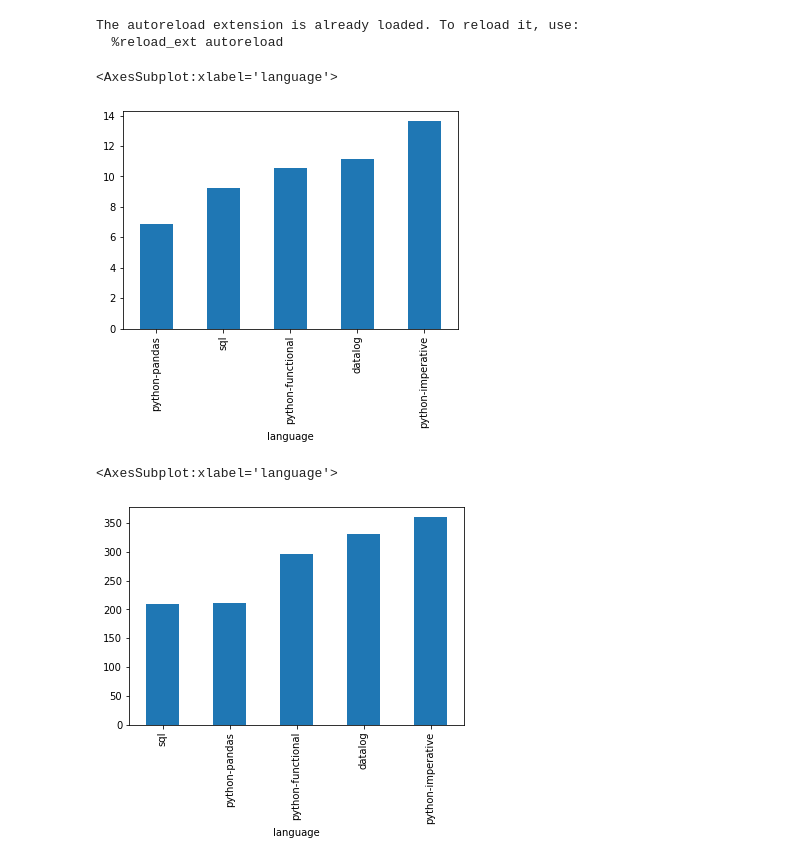
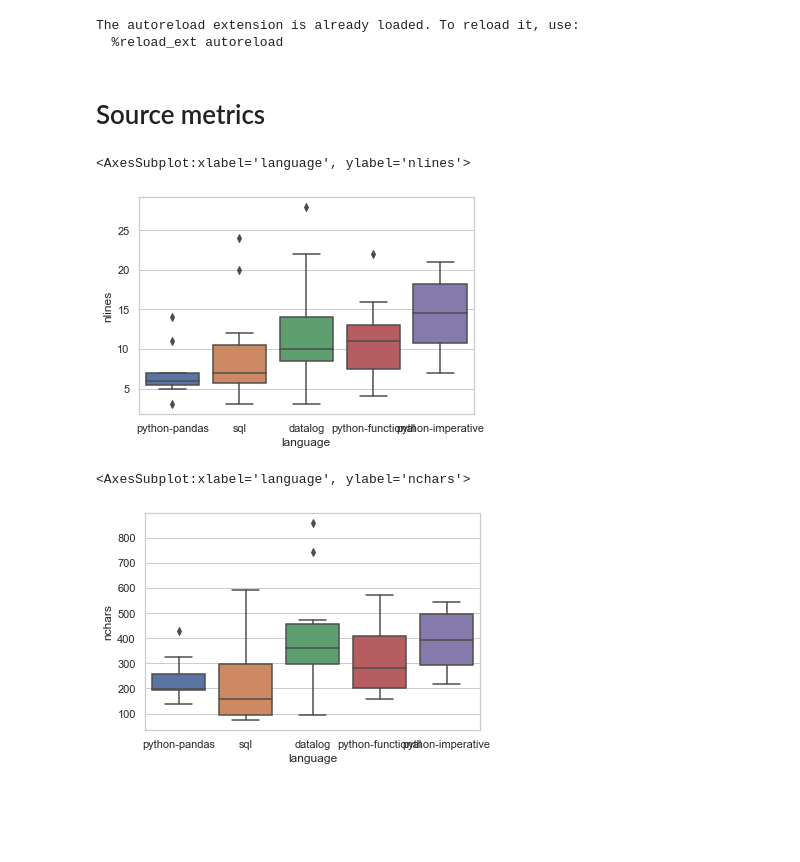
Before and after one commit to willcrichton/expressiveness-benchmark, a Jupyter notebook: notebooks/will_analysis.ipynb, the cells around one changed output. Saved outputs shown, nothing was run; the diff lists cells and outputs as text; code cells hidden in the pictures; blank space fills up the shorter version.

```diff
--- a/notebooks/will_analysis.ipynb
+++ b/notebooks/will_analysis.ipynb
@@ -4,6 +4,10 @@
 from expressiveness_benchmark.types import Plan, Task, Language, SourceRange, Program
 import pandas as pd
 import seaborn as sns
+import matplotlib.pyplot as plt
+from interval import interval
+from itertools import combinations
+sns.set(style='whitegrid')
 # %% [output]
 The autoreload extension is already loaded. To reload it, use:
   %reload_ext autoreload
@@ -13,12 +14,21 @@ tasks = Task.load_all()
+# %%
+programs = Program.load_all()
+tasks = Task.load_all()
+
+programs = programs[programs.plan != {}] # filter where plan hasn't been labeled
+programs = programs[programs.task.isin(tasks.id.tolist())] # filter programs associated to a missing task
+programs['category'] = programs.task.map(lambda t: tasks[tasks.id == t].category.iloc[0])
+# %% [markdown]
+# Source metrics
 # %%
 programs['nlines'] = programs.source.map(lambda s: len(s.split('\n')))
-programs.groupby('language').mean().nlines.sort_values().plot.bar()
+sns.boxplot(data=programs, x='language', y='nlines')
 # %% [output]
-<AxesSubplot:xlabel='language'>
+<AxesSubplot:xlabel='language', ylabel='nlines'>
-[figure, old version]
+[figure, new version]
 # %%
 programs['nchars'] = programs.source.map(len)
-programs.groupby('language').mean().nchars.sort_values().plot.bar()
+sns.boxplot(data=programs, x='language', y='nchars')
 # %% [output]
-<AxesSubplot:xlabel='language'>
+<AxesSubplot:xlabel='language', ylabel='nchars'>
-[figure, old version]
+[figure, new version]
```
Also changed, not shown: parts of 3 cells of this notebook, 1 other file.
